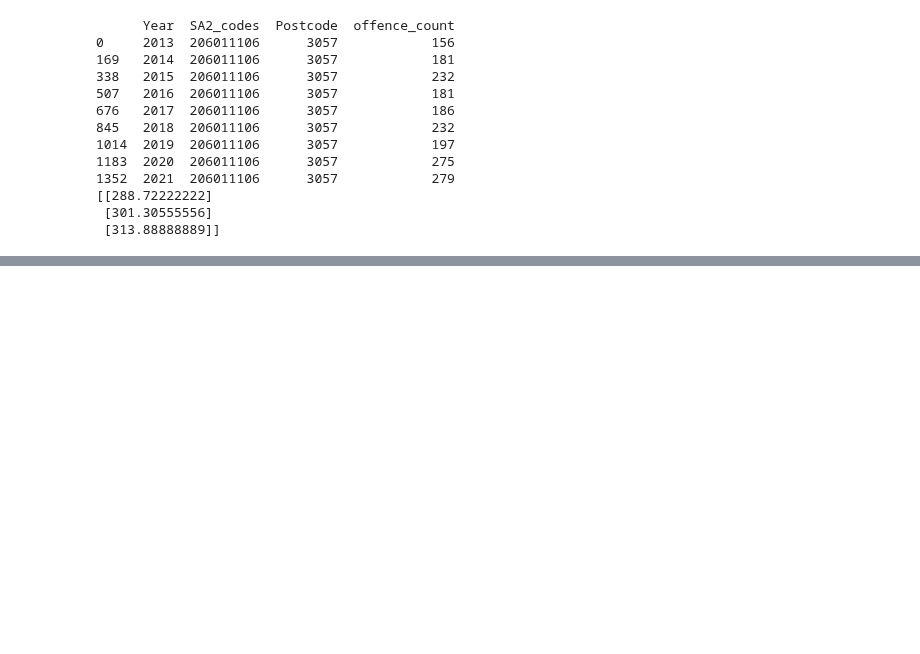
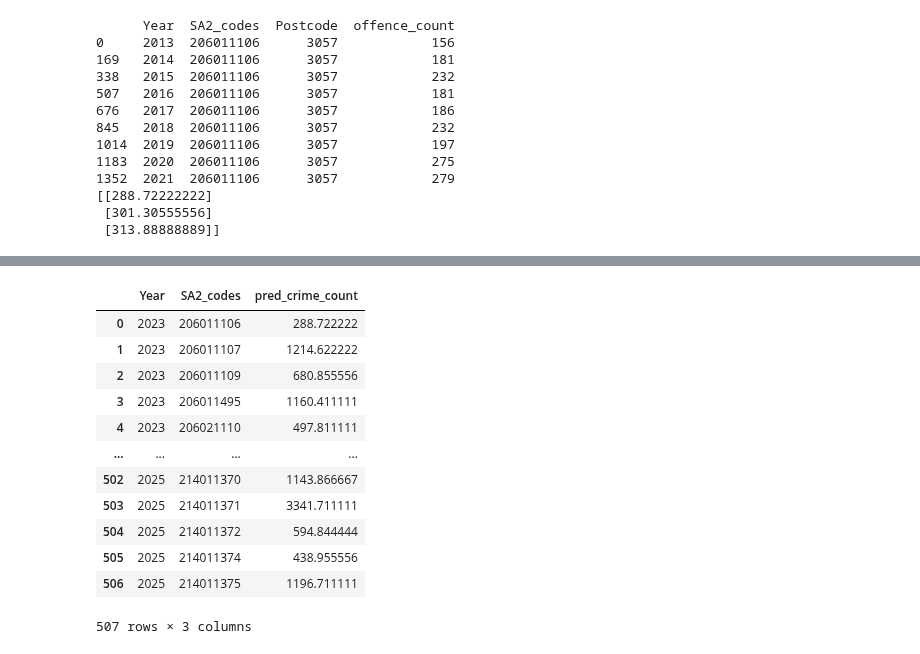
Before and after one commit to MAST30034-Applied-Data-Science/generic-real-estate-consulting-project-group-30, a Jupyter notebook: notebooks/Basic Modelling.ipynb, the cells around one changed output, grey strips where cells are left out. Cells and saved outputs as stored; diff of their text form; code cells hidden in the pictures; blank space fills up the shorter version.

```diff
--- a/notebooks/Basic Modelling.ipynb
+++ b/notebooks/Basic Modelling.ipynb
@@ -162,0 +186,32 @@ print(future_pred)
+# %%
+# modelling
+for i in range(SA2_total):
+    df3 = df2.copy()
+    SA2_code = df2.at[i, "SA2_codes"]
+    df3 = df3.loc[df3["SA2_codes"] == SA2_code]
+    df3 = df3.loc[df3["Year"] != 2022]
+
+    year = df3[["Year"]]
+    count = df3[["offence_count"]]
+
+    reg.fit(year, count)
+    future_pred = reg.predict([[2023], [2024], [2025]])
+
+    future_df.at[i, "pred_crime_count"] = future_pred[0]                # 2023
+    future_df.at[SA2_total+i, "pred_crime_count"] = future_pred[1]      # 2024
+    future_df.at[(2*SA2_total)+i, "pred_crime_count"] = future_pred[2]  # 2025
+future_df
+# %% [output]
+|  | Year | SA2_codes | pred_crime_count |
+| 0 | 2023 | 206011106 | 288.722222 |
+| 1 | 2023 | 206011107 | 1214.622222 |
+| 2 | 2023 | 206011109 | 680.855556 |
+| 3 | 2023 | 206011495 | 1160.411111 |
+| 4 | 2023 | 206021110 | 497.811111 |
+| ... | ... | ... | ... |
+| 502 | 2025 | 214011370 | 1143.866667 |
+| 503 | 2025 | 214011371 | 3341.711111 |
+| 504 | 2025 | 214011372 | 594.844444 |
+| 505 | 2025 | 214011374 | 438.955556 |
+| 506 | 2025 | 214011375 | 1196.711111 |
+507 rows × 3 columns
```
Also changed, not shown: parts of 2 cells of this notebook.
